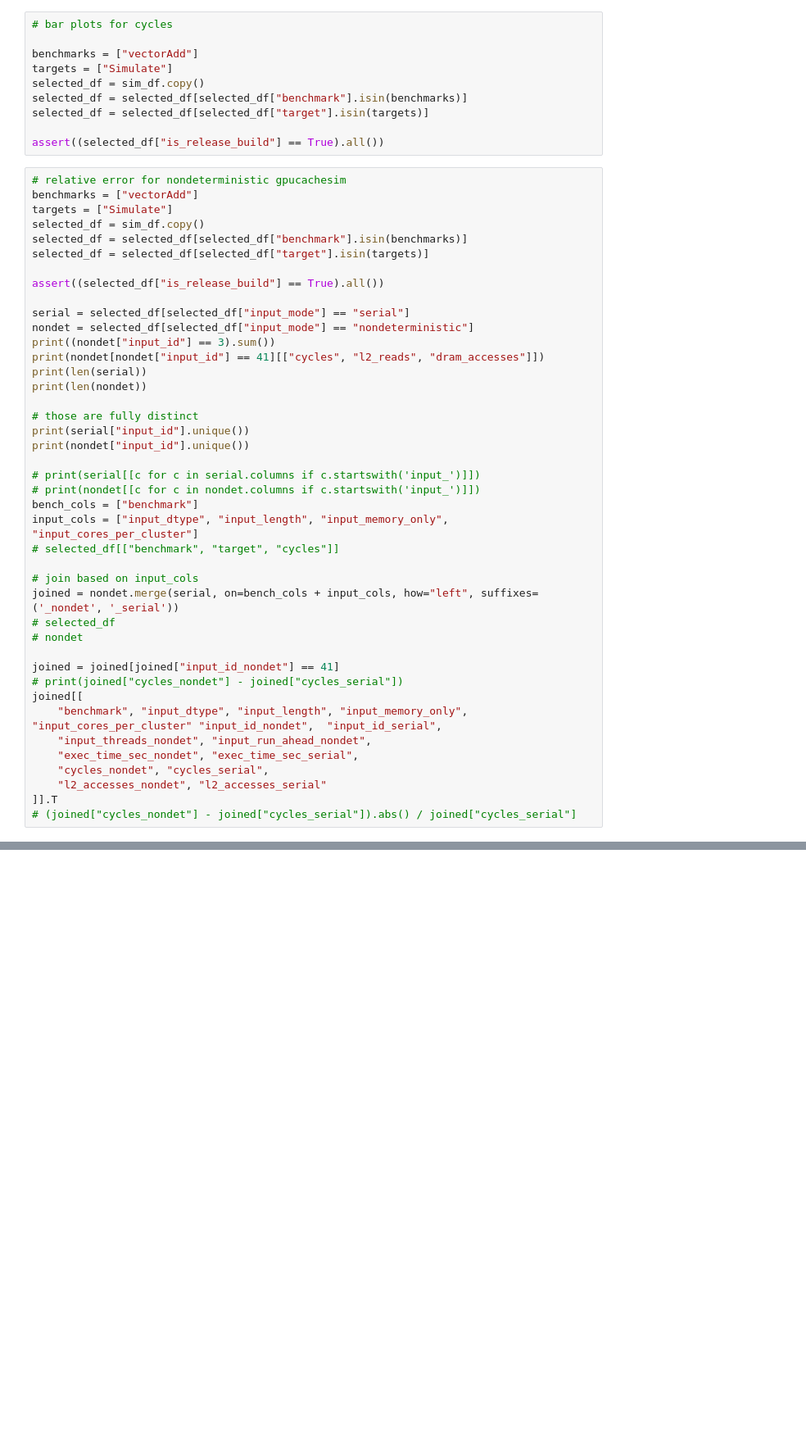
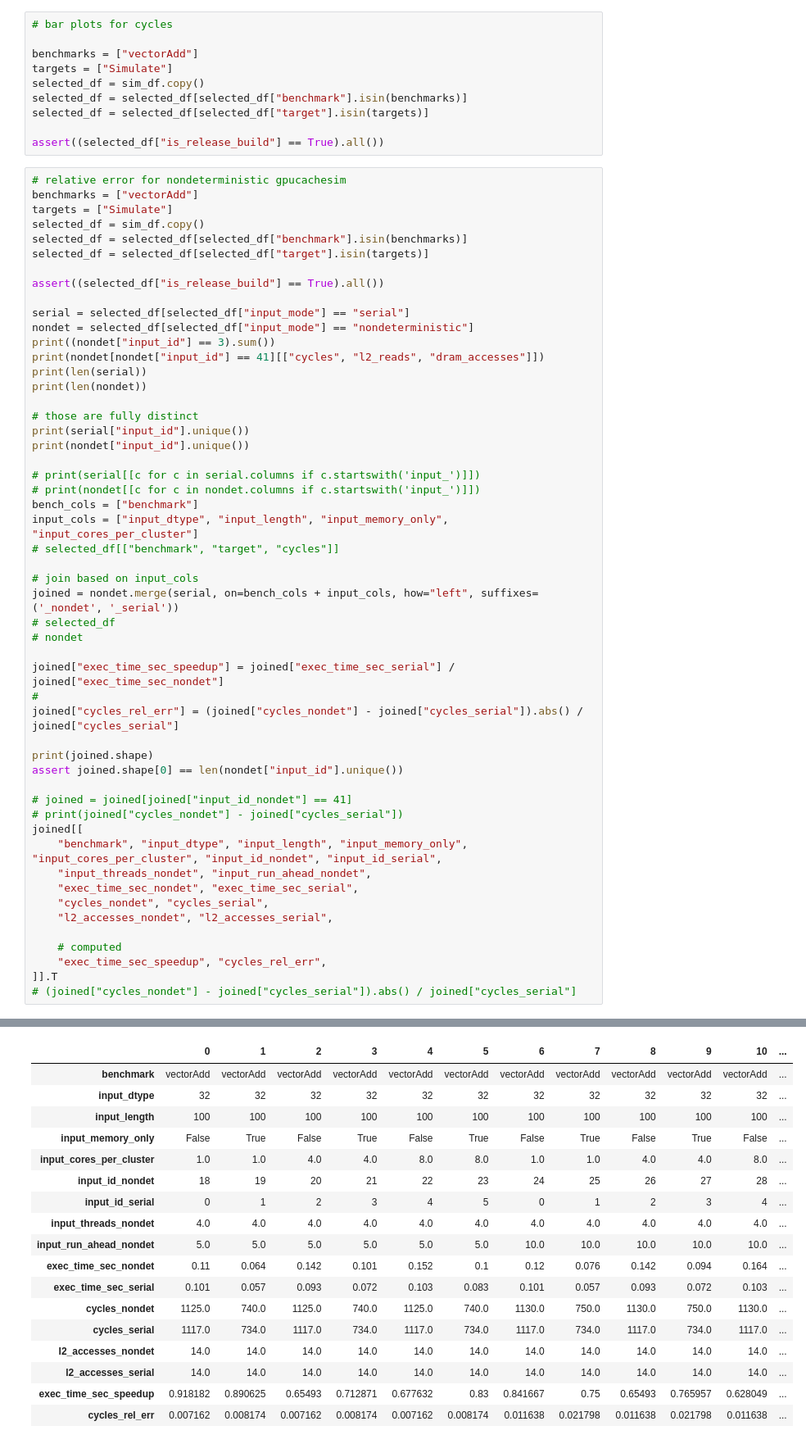
Before and after one commit to romnn/microgpusim, a Jupyter notebook: notebooks/plots.ipynb, the cells around one changed output, grey strips where cells are left out. Shown at 82% size. Saved outputs shown, nothing was run; the diff lists cells and outputs as text; blank space fills up the shorter version.

```diff
--- a/notebooks/plots.ipynb
+++ b/notebooks/plots.ipynb
@@ -173,14 +174,24 @@ joined = nondet.merge(serial, on=bench_cols + input_cols, how="left", suffixes=(
 # selected_df
 # nondet
 
-joined = joined[joined["input_id_nondet"] == 41]
+joined["exec_time_sec_speedup"] = joined["exec_time_sec_serial"] / joined["exec_time_sec_nondet"]
+#
+joined["cycles_rel_err"] = (joined["cycles_nondet"] - joined["cycles_serial"]).abs() / joined["cycles_serial"]
+
+print(joined.shape)
+assert joined.shape[0] == len(nondet["input_id"].unique())
+
+# joined = joined[joined["input_id_nondet"] == 41]
 # print(joined["cycles_nondet"] - joined["cycles_serial"])
 joined[[
-    "benchmark", "input_dtype", "input_length", "input_memory_only", "input_cores_per_cluster" "input_id_nondet",  "input_id_serial",
+    "benchmark", "input_dtype", "input_length", "input_memory_only", "input_cores_per_cluster", "input_id_nondet", "input_id_serial",
     "input_threads_nondet", "input_run_ahead_nondet",
     "exec_time_sec_nondet", "exec_time_sec_serial",
     "cycles_nondet", "cycles_serial",
-    "l2_accesses_nondet", "l2_accesses_serial"
+    "l2_accesses_nondet", "l2_accesses_serial",
+
+    # computed
+    "exec_time_sec_speedup", "cycles_rel_err",
 ]].T
 # (joined["cycles_nondet"] - joined["cycles_serial"]).abs() / joined["cycles_serial"]
 # %% [output]
@@ -198,3 +218,21 @@ KeyError: 'input_memory_only'
+|  | 0 | 1 | 2 | 3 | 4 | 5 | 6 | 7 | 8 | 9 | 10 | ... |
+| benchmark | vectorAdd | vectorAdd | vectorAdd | vectorAdd | vectorAdd | vectorAdd | vectorAdd | vectorAdd | vectorAdd | vectorAdd | vectorAdd | ... |
+| input_dtype | 32 | 32 | 32 | 32 | 32 | 32 | 32 | 32 | 32 | 32 | 32 | ... |
+| input_length | 100 | 100 | 100 | 100 | 100 | 100 | 100 | 100 | 100 | 100 | 100 | ... |
+| input_memory_only | False | True | False | True | False | True | False | True | False | True | False | ... |
+| input_cores_per_cluster | 1.0 | 1.0 | 4.0 | 4.0 | 8.0 | 8.0 | 1.0 | 1.0 | 4.0 | 4.0 | 8.0 | ... |
+| input_id_nondet | 18 | 19 | 20 | 21 | 22 | 23 | 24 | 25 | 26 | 27 | 28 | ... |
+| input_id_serial | 0 | 1 | 2 | 3 | 4 | 5 | 0 | 1 | 2 | 3 | 4 | ... |
+| input_threads_nondet | 4.0 | 4.0 | 4.0 | 4.0 | 4.0 | 4.0 | 4.0 | 4.0 | 4.0 | 4.0 | 4.0 | ... |
+| input_run_ahead_nondet | 5.0 | 5.0 | 5.0 | 5.0 | 5.0 | 5.0 | 10.0 | 10.0 | 10.0 | 10.0 | 10.0 | ... |
+| exec_time_sec_nondet | 0.11 | 0.064 | 0.142 | 0.101 | 0.152 | 0.1 | 0.12 | 0.076 | 0.142 | 0.094 | 0.164 | ... |
+| exec_time_sec_serial | 0.101 | 0.057 | 0.093 | 0.072 | 0.103 | 0.083 | 0.101 | 0.057 | 0.093 | 0.072 | 0.103 | ... |
+| cycles_nondet | 1125.0 | 740.0 | 1125.0 | 740.0 | 1125.0 | 740.0 | 1130.0 | 750.0 | 1130.0 | 750.0 | 1130.0 | ... |
+| cycles_serial | 1117.0 | 734.0 | 1117.0 | 734.0 | 1117.0 | 734.0 | 1117.0 | 734.0 | 1117.0 | 734.0 | 1117.0 | ... |
+| l2_accesses_nondet | 14.0 | 14.0 | 14.0 | 14.0 | 14.0 | 14.0 | 14.0 | 14.0 | 14.0 | 14.0 | 14.0 | ... |
+| l2_accesses_serial | 14.0 | 14.0 | 14.0 | 14.0 | 14.0 | 14.0 | 14.0 | 14.0 | 14.0 | 14.0 | 14.0 | ... |
+| exec_time_sec_speedup | 0.918182 | 0.890625 | 0.65493 | 0.712871 | 0.677632 | 0.83 | 0.841667 | 0.75 | 0.65493 | 0.765957 | 0.628049 | ... |
+| cycles_rel_err | 0.007162 | 0.008174 | 0.007162 | 0.008174 | 0.007162 | 0.008174 | 0.011638 | 0.021798 | 0.011638 | 0.021798 | 0.011638 | ... |
 # %%
 # gpusims.plot.metrics.Cycles: plot_scatter,
 fig = metrics_plot_func(
```
Also changed, not shown: parts of 2 cells of this notebook, 5 other files.
